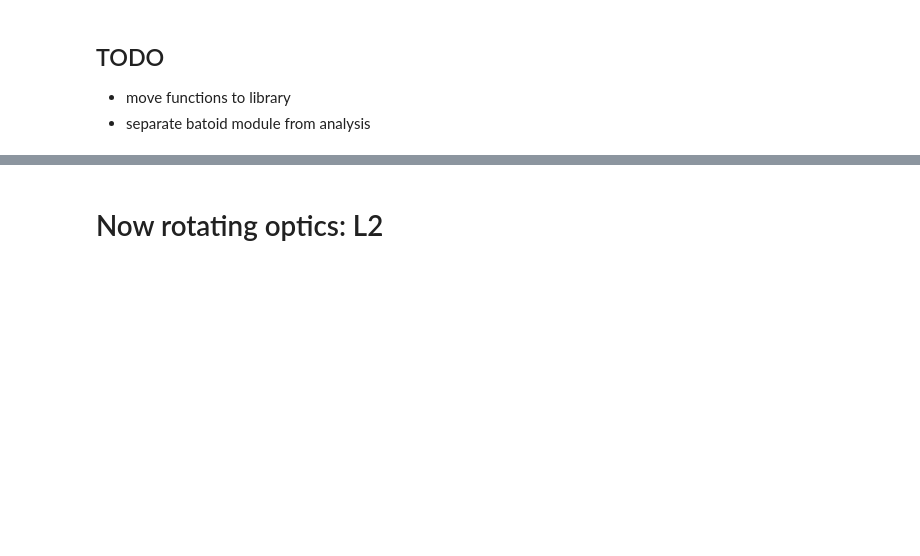
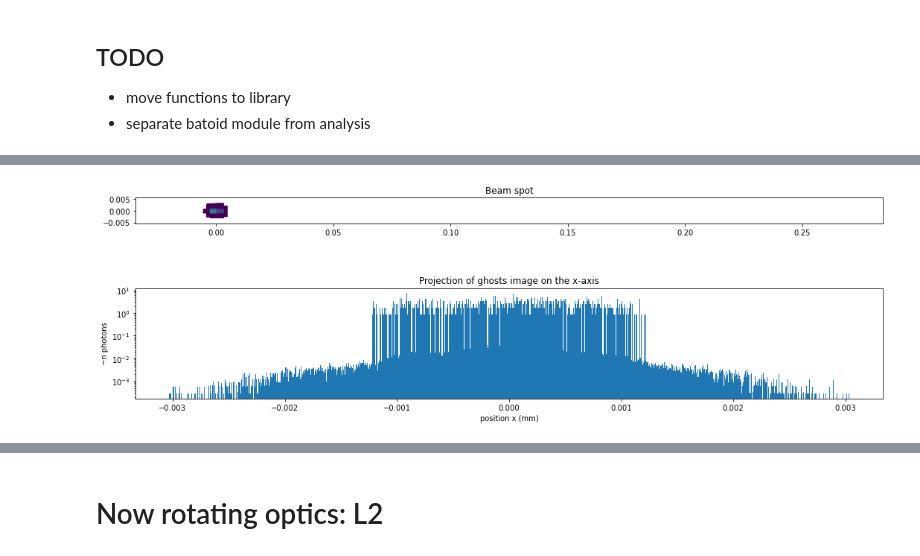
Before and after one commit to lsst-camera-dh/ghosts, a Jupyter notebook: notebooks/LSST_CCOB_ghost_misalignment.ipynb, the cells around one changed output, grey strips where cells are left out. Cells and saved outputs as stored; diff of their text form; code cells hidden in the pictures; blank space fills up the shorter version.

```diff
--- a/notebooks/LSST_CCOB_ghost_misalignment.ipynb
+++ b/notebooks/LSST_CCOB_ghost_misalignment.ipynb
@@ -47,5 +64,6 @@ plot_setup(telescope, simulation)
 # %%
 # Zoom on ghosts
-from ghosts.plotter import plot_zoom_on_ghosts
-plot_zoom_on_ghosts(rForward)
+plotter.plot_zoom_on_ghosts(rForward)
+# %% [output]
+[figure, added]
 # %%
```
Also changed, not shown: parts of 52 cells of this notebook.
